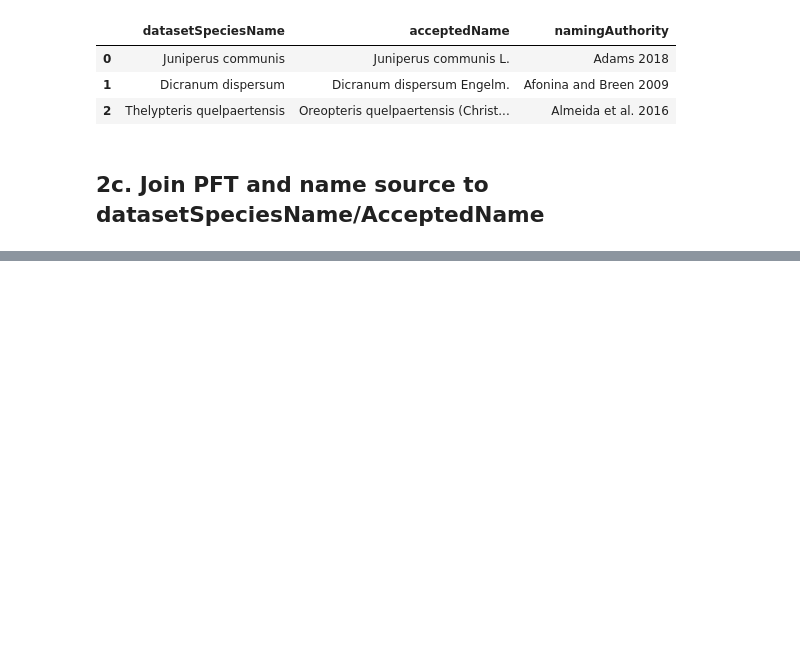
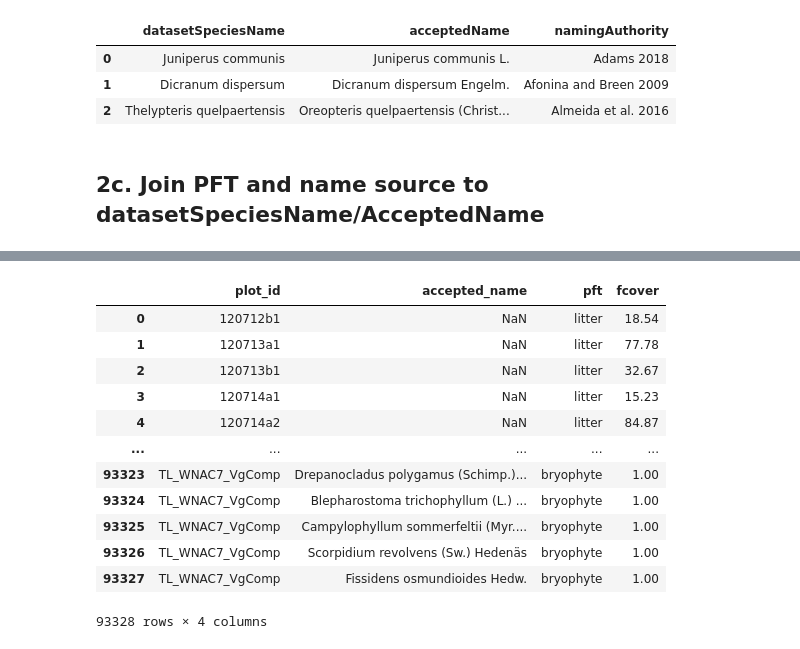
Before and after one commit to climatemodeling/alaska_pft_fcover_harmonization, a Jupyter notebook: harmonization.ipynb, the cells around one changed output, grey strips where cells are left out. Cells and saved outputs as stored; diff of their text form; code cells hidden in the pictures; blank space fills up the shorter version.

```diff
--- a/harmonization.ipynb
+++ b/harmonization.ipynb
@@ -207,0 +216,12 @@ species_pft_checklist.head(3)
+# %%
+standard_species_fcover = pd.merge(left=species_fcover, right=standard_species,
+                                      left_on='datasetSpeciesName', right_on='datasetSpeciesName',
+                                      how='left')
+species_pft_checklist = standard_species_fcover.drop(columns=['plotName', 'percentCover', 'datasetSpeciesName'])
+species_pft_checklist = species_pft_checklist.drop_duplicates('acceptedName')
+species_pft_checklist = species_pft_checklist.rename(columns={'standardHabit':'pft',
+                                                              'acceptedName':'accepted_name',
+                                                              'namingAuthority':'naming_authority'})
+species_pft_checklist = species_pft_checklist.reset_index(drop=True)
+species_pft_checklist = species_pft_checklist[['accepted_name', 'naming_authority', 'pft']]
+species_pft_checklist
@@ -207,0 +242,21 @@ species_pft_checklist.head(3)
+# %%
+standard_species_fcover = standard_species_fcover[['plotName', 'acceptedName', 'standardHabit', 'percentCover']]
+standard_species_fcover = standard_species_fcover.rename(columns={'plotName':'plot_id',
+                                                                  'acceptedName':'accepted_name',
+                                                                  'standardHabit':'pft',
+                                                                  'percentCover':'fcover'})
+standard_species_fcover
+# %% [output]
+|  | plot_id | accepted_name | pft | fcover |
+| 0 | 120712b1 | NaN | litter | 18.54 |
+| 1 | 120713a1 | NaN | litter | 77.78 |
+| 2 | 120713b1 | NaN | litter | 32.67 |
+| 3 | 120714a1 | NaN | litter | 15.23 |
+| 4 | 120714a2 | NaN | litter | 84.87 |
+| ... | ... | ... | ... | ... |
+| 93323 | TL_WNAC7_VgComp | Drepanocladus polygamus (Schimp.)... | bryophyte | 1.00 |
+| 93324 | TL_WNAC7_VgComp | Blepharostoma trichophyllum (L.) ... | bryophyte | 1.00 |
+| 93325 | TL_WNAC7_VgComp | Campylophyllum sommerfeltii (Myr.... | bryophyte | 1.00 |
+| 93326 | TL_WNAC7_VgComp | Scorpidium revolvens (Sw.) Hedenäs | bryophyte | 1.00 |
+| 93327 | TL_WNAC7_VgComp | Fissidens osmundioides Hedw. | bryophyte | 1.00 |
+93328 rows × 4 columns
```
Also changed, not shown: parts of 23 cells of this notebook, 8 other files.
